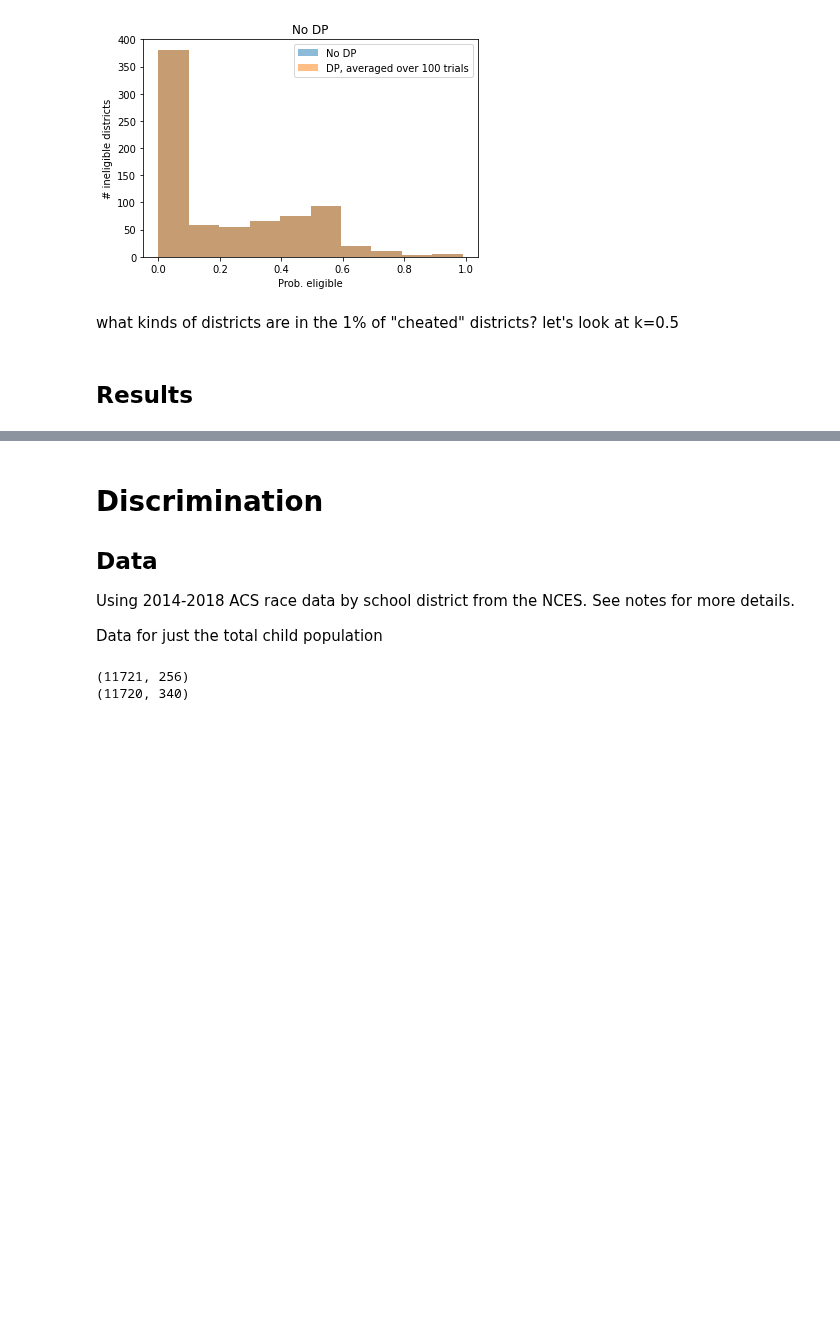
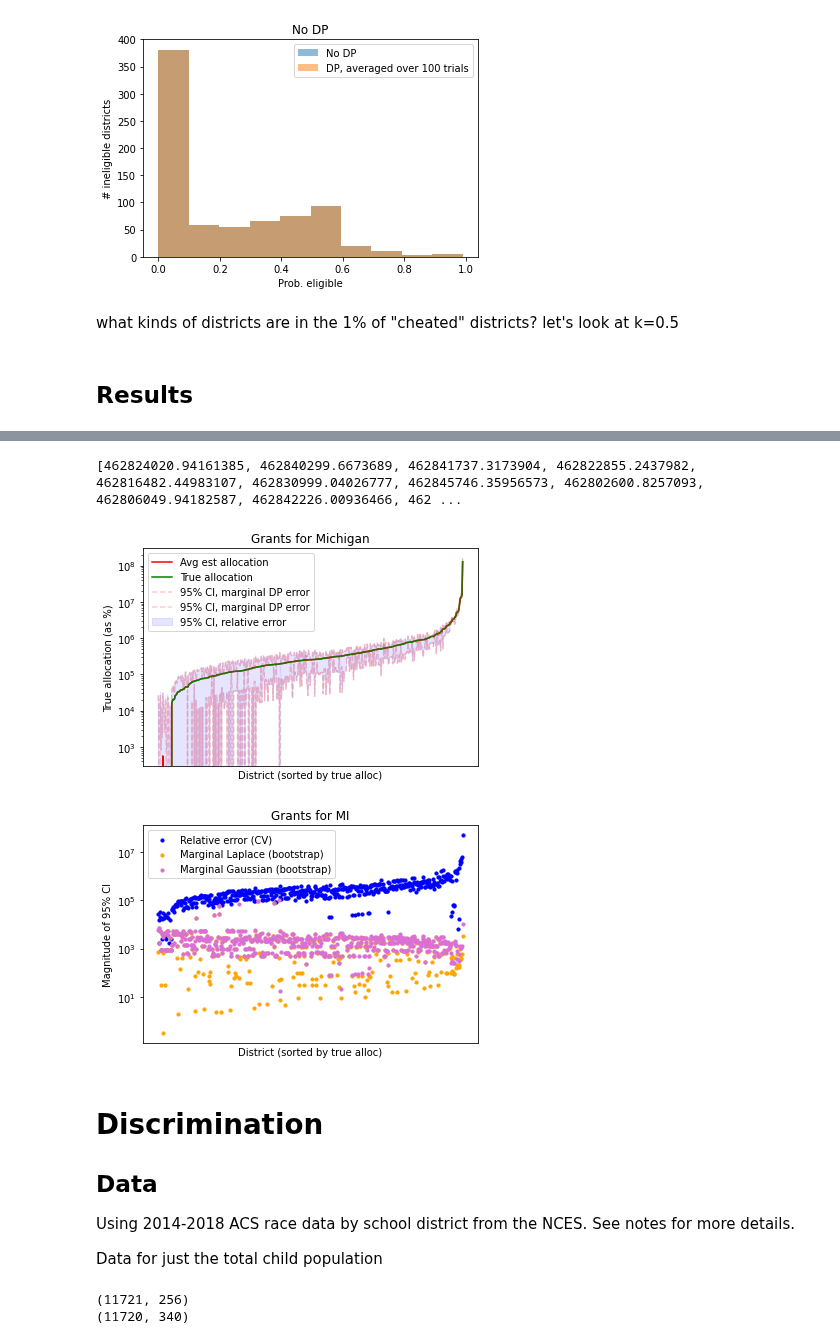
Before and after one commit to ryansteed/dp-policy, a Jupyter notebook: notebooks/titlei.ipynb, the cells around one changed output, grey strips where cells are left out. Drawn from its saved outputs; the diff is of its cells as text; code cells hidden in the pictures; blank space fills up the shorter version.

```diff
--- a/notebooks/titlei.ipynb
+++ b/notebooks/titlei.ipynb
@@ -881,35 +881,39 @@ def plot_uncertainty(grants, grants_other=None, state="MI", alpha=0.05):
 
     samples = [
         np.abs(sample.est_ci_upper - sample.est_ci_lower)
         for sample in grants
     ]
-    plt.scatter(x, np.percentile(samples, 1-alpha/2, axis=0) - ci, s=10, color='orange', label="Marginal Laplace (bootstrap)")
+    plt.scatter(x, ci - np.percentile(samples, 1-alpha/2, axis=0), s=10, color='orange', label="Marginal Laplace (bootstrap)")
 
     if grants_other is not None:
         grants_other = [
             sample[sample["State Postal Code"] == state].sort_values("true_grant_total")
             for sample in grants_other
         ]
         samples_other = [
             np.abs(sample.est_ci_upper - sample.est_ci_lower)
             for sample in grants_other
         ]
         plt.scatter(
             x,
-            np.percentile(samples_other, 1-alpha/2, axis=0) - ci,
+            ci - np.percentile(samples_other, 1-alpha/2, axis=0),
             s=10, color='orchid', label="Marginal Gaussian (bootstrap)"
         )
 
 
     ax.axes.xaxis.set_ticks([])
     ax.set_yscale('log')
     plt.xlabel("District (sorted by true alloc)")
     plt.ylabel("Magnitude of 95% CI")
     plt.title(f"Grants for {state}")
     ax.legend()
     plt.show()
 
 plot_uncertainty(trials_laplace, trials_gaussian)
+# %% [output]
+[462824020.94161385, 462840299.6673689, 462841737.3173904, 462822855.2437982, 462816482.44983107, 462830999.04026777, 462845746.35956573, 462802600.8257093, 462806049.94182587, 462842226.00936466, 462 ...
+[figure, added]
+[figure, added]
 # %% [markdown]
 # Discrimination
 ## Data
```
Also changed, not shown: parts of 1 cell of this notebook.
